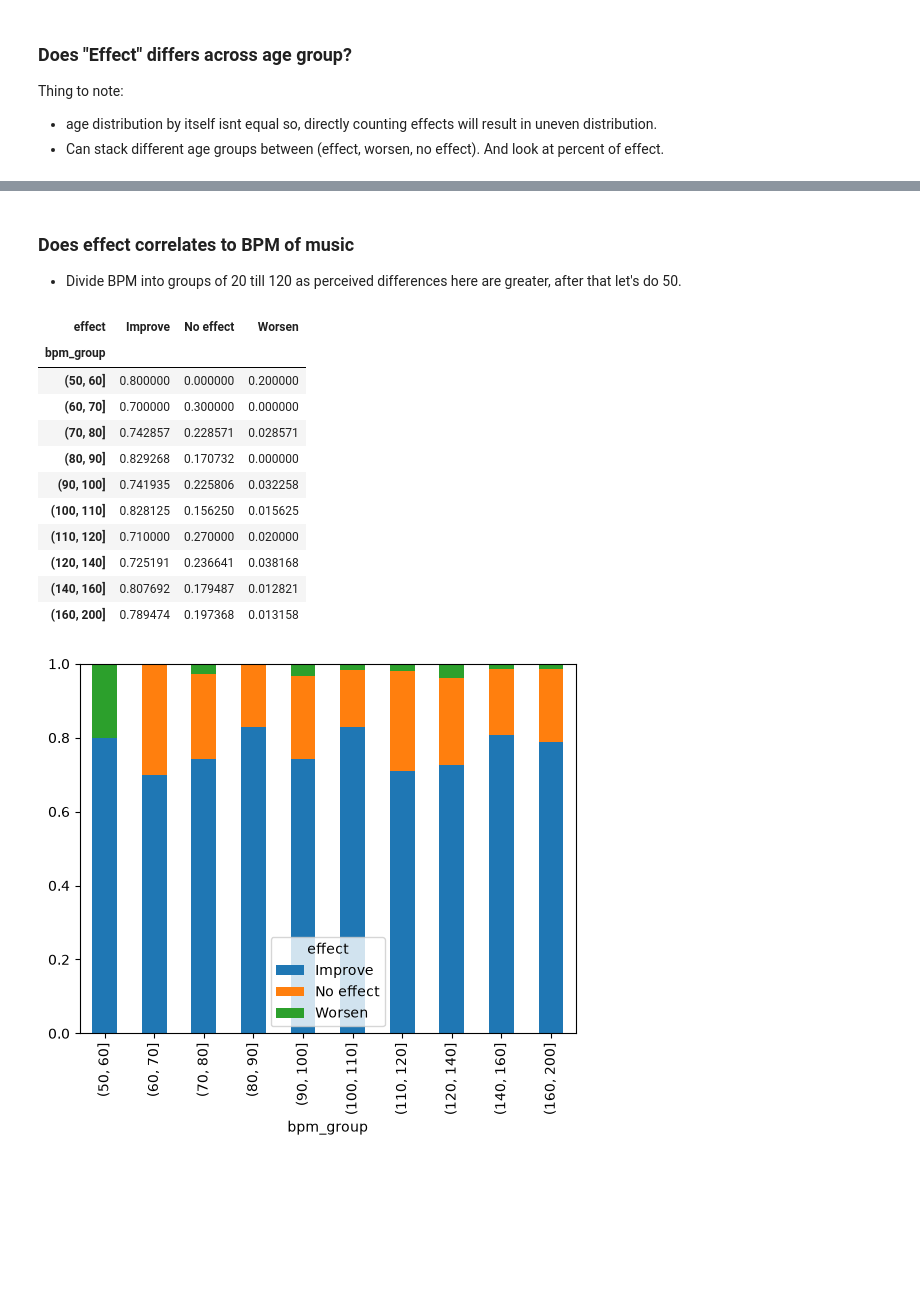
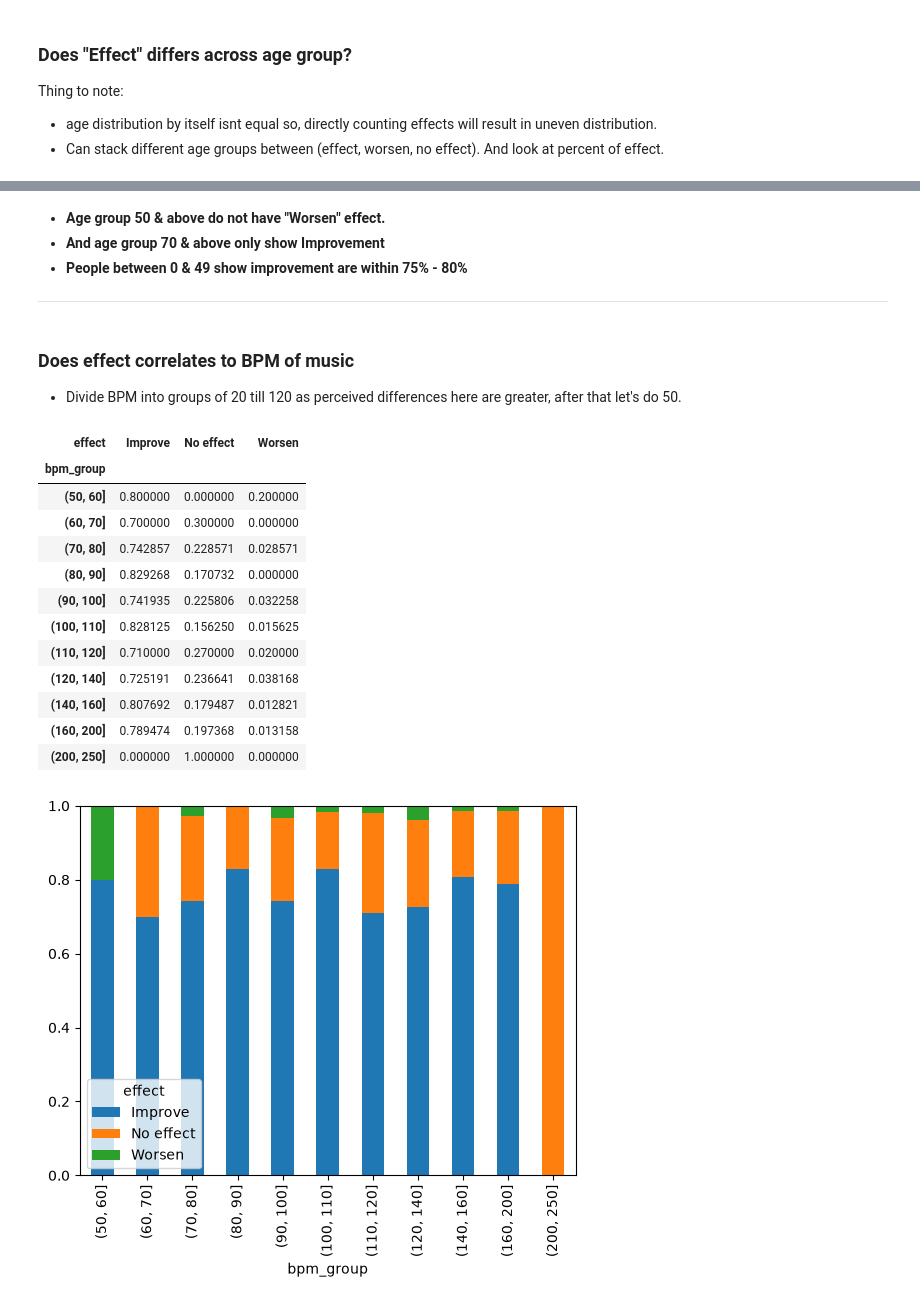
Before and after one commit to hem1t/music-mental, a Jupyter notebook: src/complete_documented_pipe.ipynb, the cells around one changed output, grey strips where cells are left out. Drawn from its saved outputs; the diff is of its cells as text; code cells hidden in the pictures; blank space fills up the shorter version.

```diff
--- a/src/complete_documented_pipe.ipynb
+++ b/src/complete_documented_pipe.ipynb
@@ -329,25 +340,31 @@ age_df
+# %% [markdown]
+* **Age group 50 & above do not have "Worsen" effect.**
+* **And age group 70 & above only show Improvement**
+* **People between 0 & 49 show improvement are within 75% - 80%**
+****
 # %% [markdown]
 ### Does effect correlates to BPM of music
 
 * Divide BPM into groups of 20 till 120 as perceived differences here are greater, after that let's do 50.
 # %%
 bpm_df = df1.copy()
-bpm_df['bpm_group'] = pd.cut(df1['bpm'], bins=[30, 40, 50, 60, 70, 80, 90, 100, 110, 120, 140, 160, 200])
+bpm_df['bpm_group'] = pd.cut(df1['bpm'], bins=[30, 40, 50, 60, 70, 80, 90, 100, 110, 120, 140, 160, 200, 250, 300])
 
 bpm_df = pd.crosstab(bpm_df['bpm_group'], bpm_df['effect'], normalize='index')
 bpm_df.plot(kind='bar', stacked=True)
 bpm_df
 # %% [output]
 | effect | Improve | No effect | Worsen |
 | bpm_group |  |  |  |
 | (50, 60] | 0.800000 | 0.000000 | 0.200000 |
 | (60, 70] | 0.700000 | 0.300000 | 0.000000 |
 | (70, 80] | 0.742857 | 0.228571 | 0.028571 |
 | (80, 90] | 0.829268 | 0.170732 | 0.000000 |
 | (90, 100] | 0.741935 | 0.225806 | 0.032258 |
 | (100, 110] | 0.828125 | 0.156250 | 0.015625 |
 | (110, 120] | 0.710000 | 0.270000 | 0.020000 |
 | (120, 140] | 0.725191 | 0.236641 | 0.038168 |
 | (140, 160] | 0.807692 | 0.179487 | 0.012821 |
 | (160, 200] | 0.789474 | 0.197368 | 0.013158 |
+| (200, 250] | 0.000000 | 1.000000 | 0.000000 |
-[figure, old version]
+[figure, new version]
```
Also changed, not shown: parts of 5 cells of this notebook, 1 other file.
